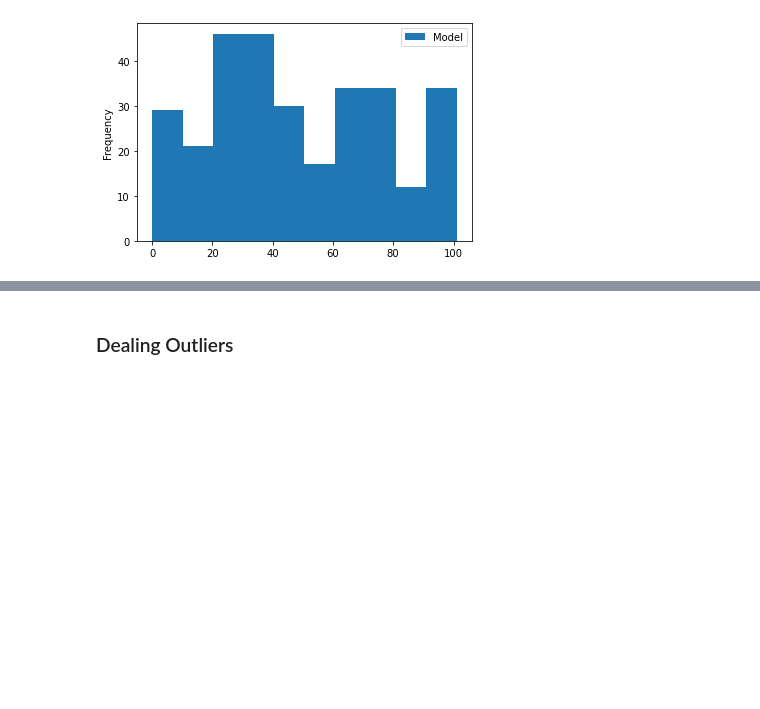
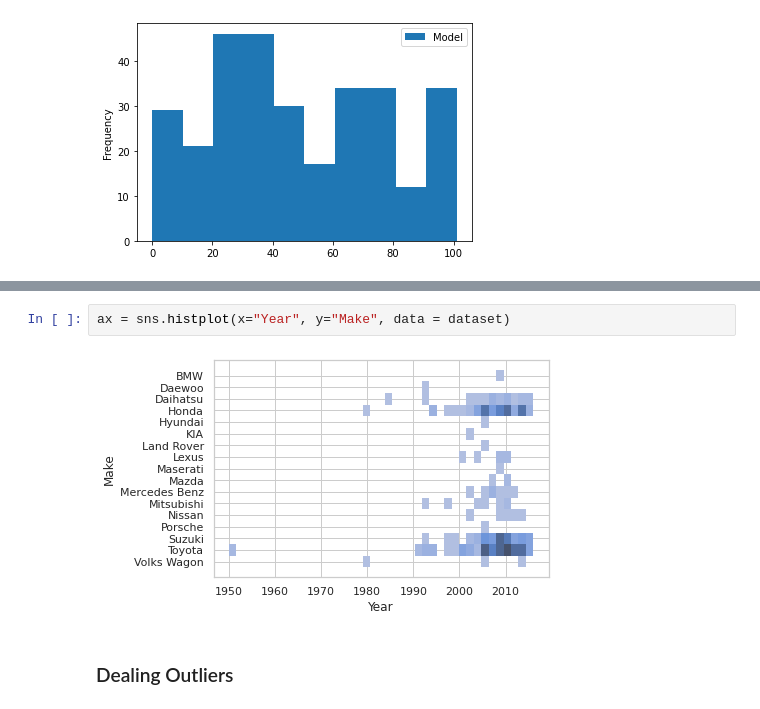
Before and after one commit to halodevelopers/deep_learning_and_machine_learning, a Jupyter notebook: learning/car_predictions/car_prediction.ipynb, the cells around one changed output, grey strips where cells are left out. Drawn from its saved outputs; the diff is of its cells as text; blank space fills up the shorter version.

```diff
--- a/learning/car_predictions/car_prediction.ipynb
+++ b/learning/car_predictions/car_prediction.ipynb
@@ -92,2 +98,6 @@ dataset.plot(kind = 'hist', x = 'Year', y = 'Model')
+# %%
+ax = sns.histplot(x="Year", y="Make", data = dataset)
+# %% [output]
+[figure, added]
 # %% [markdown]
 ### Dealing Outliers
```
Also changed, not shown: parts of 1 cell of this notebook.
